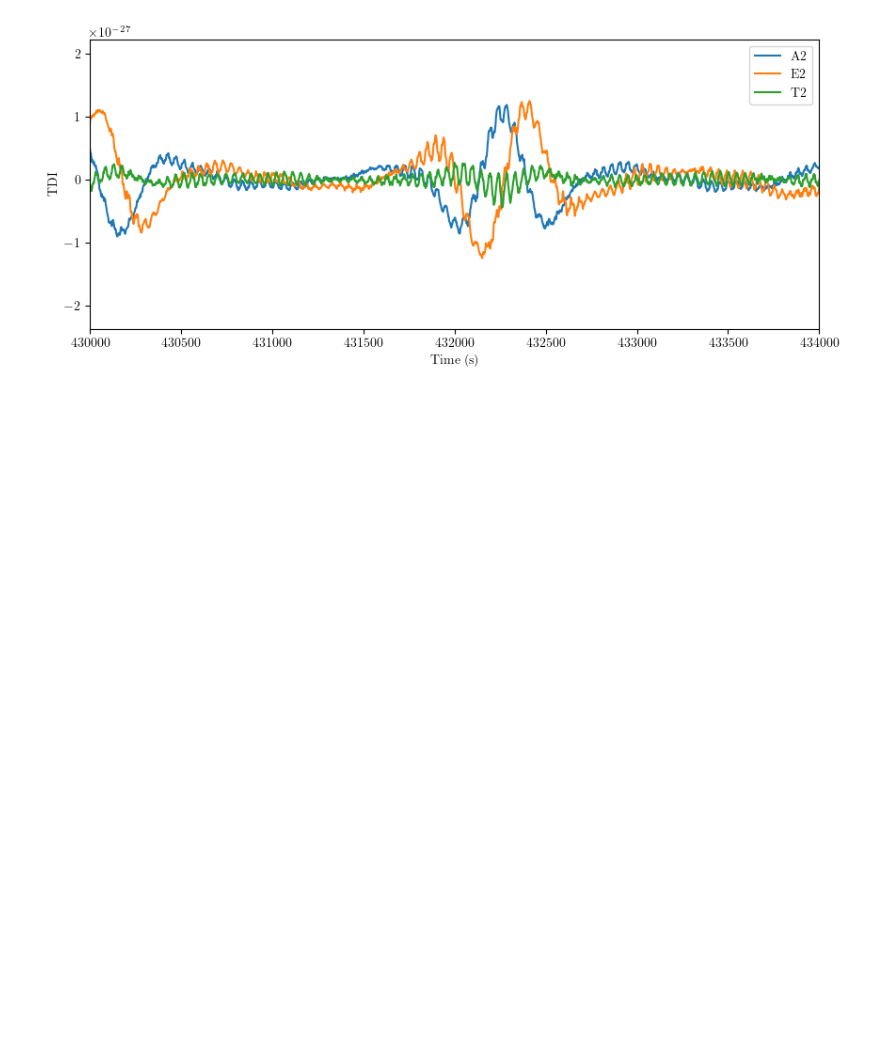
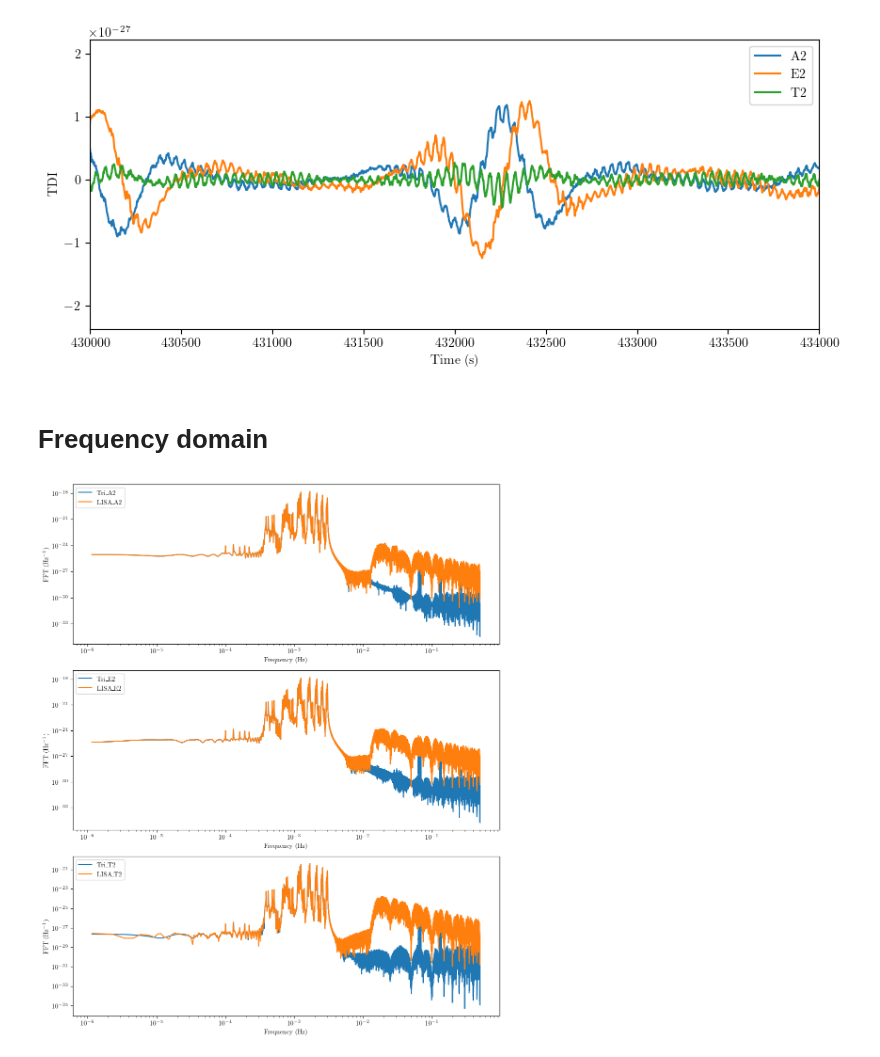
Before and after one commit to TriangleDataCenter/Triangle-Simulator, a Jupyter notebook: Tutorials/4_Demo_EMRI_response.ipynb, the cells around one changed output. Cells and saved outputs as stored; diff of their text form; code cells hidden in the pictures; blank space fills up the shorter version.

Commit message:
add frequency

```diff
--- a/Tutorials/4_Demo_EMRI_response.ipynb
+++ b/Tutorials/4_Demo_EMRI_response.ipynb
@@ -214,3 +214,35 @@ plt.ylabel('TDI')
 # %% [output]
 Text(0, 0.5, 'TDI')
 [figure]
+# %% [markdown]
+# Frequency domain
+# %%
+fig, axs = plt.subplots(3, 1, figsize=(10, 12))
+
+ff, xf = FFT_window(data_array=tdi.measurements['A2'][1000:-1000] / F_LASER, fsample=fsample, window_type="tukey", window_args_dict=dict(alpha=0.1))
+ff, xf_lisa = FFT_window(data_array=lisa_chans[0], fsample=fsample, window_type="tukey", window_args_dict=dict(alpha=0.1))
+axs[0].loglog(ff, np.abs(xf), label='Tri_A2')
+axs[0].loglog(ff, np.abs(xf_lisa), label='LISA_A2')
+axs[0].set_xlabel('Frequency (Hz)')
+axs[0].set_ylabel(r'${\rm FFT \ (Hz^{-1})}$')
+axs[0].legend(loc="upper left")
+
+ff, xf = FFT_window(data_array=tdi.measurements['E2'][1000:-1000] / F_LASER, fsample=fsample, window_type="tukey", window_args_dict=dict(alpha=0.1))
+ff, xf_lisa = FFT_window(data_array=lisa_chans[1], fsample=fsample, window_type="tukey", window_args_dict=dict(alpha=0.1))
+axs[1].loglog(ff, np.abs(xf), label='Tri_E2')
+axs[1].loglog(ff, np.abs(xf_lisa), label='LISA_E2')
+axs[1].set_xlabel('Frequency (Hz)')
+axs[1].set_ylabel(r'${\rm FFT \ (Hz^{-1})}$')
+axs[1].legend(loc="upper left")
+
+ff, xf = FFT_window(data_array=tdi.measurements['T2'][1000:-1000] / F_LASER, fsample=fsample, window_type="tukey", window_args_dict=dict(alpha=0.1))
+ff, xf_lisa = FFT_window(data_array=lisa_chans[2], fsample=fsample, window_type="tukey", window_args_dict=dict(alpha=0.1))
+axs[2].loglog(ff, np.abs(xf), label='Tri_T2')
+axs[2].loglog(ff, np.abs(xf_lisa), label='LISA_T2')
+axs[2].set_xlabel('Frequency (Hz)')
+axs[2].set_ylabel(r'${\rm FFT \ (Hz^{-1})}$')
+axs[2].legend(loc="upper left")
+
+plt.tight_layout()
+# %% [output]
+[figure, added]
```
